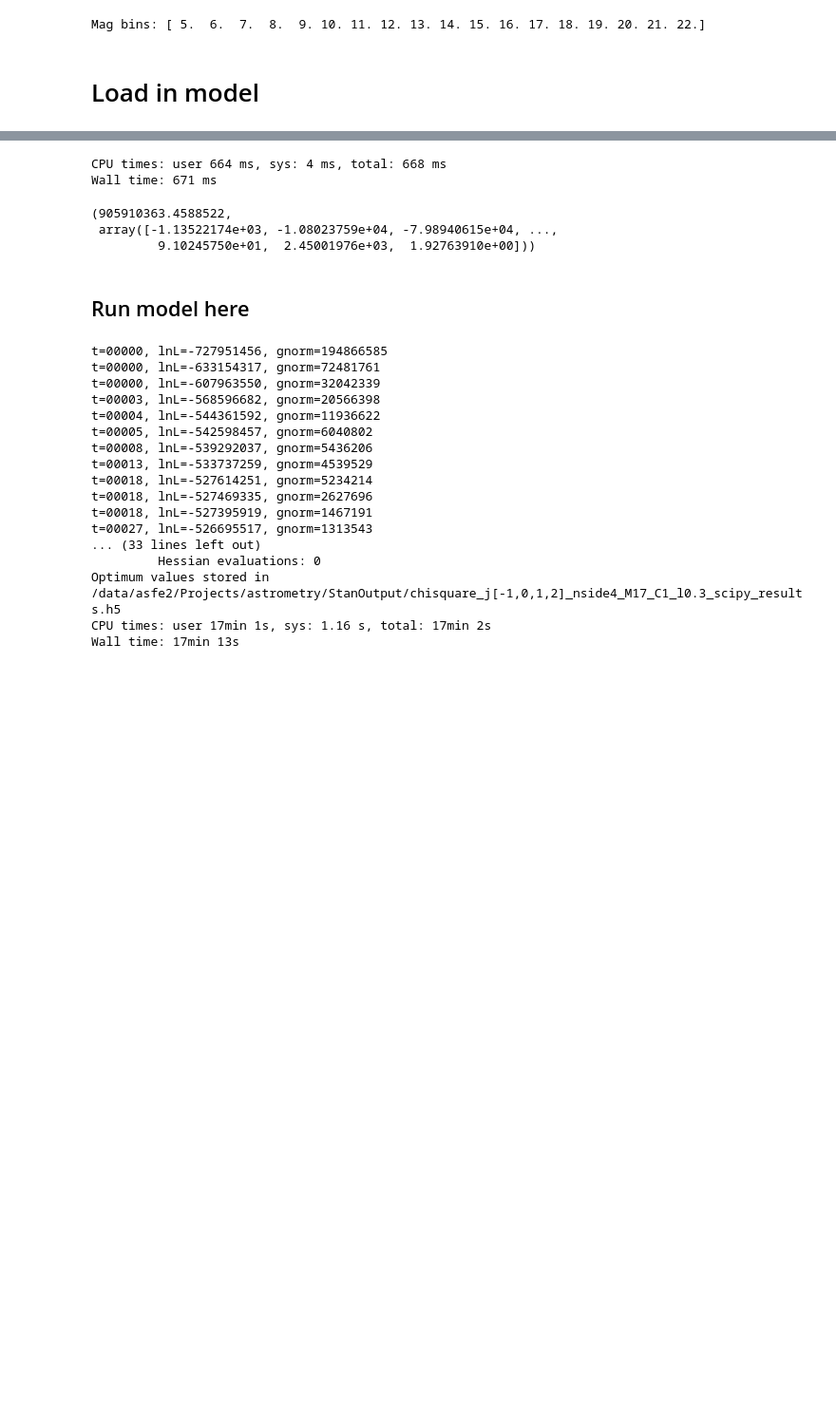
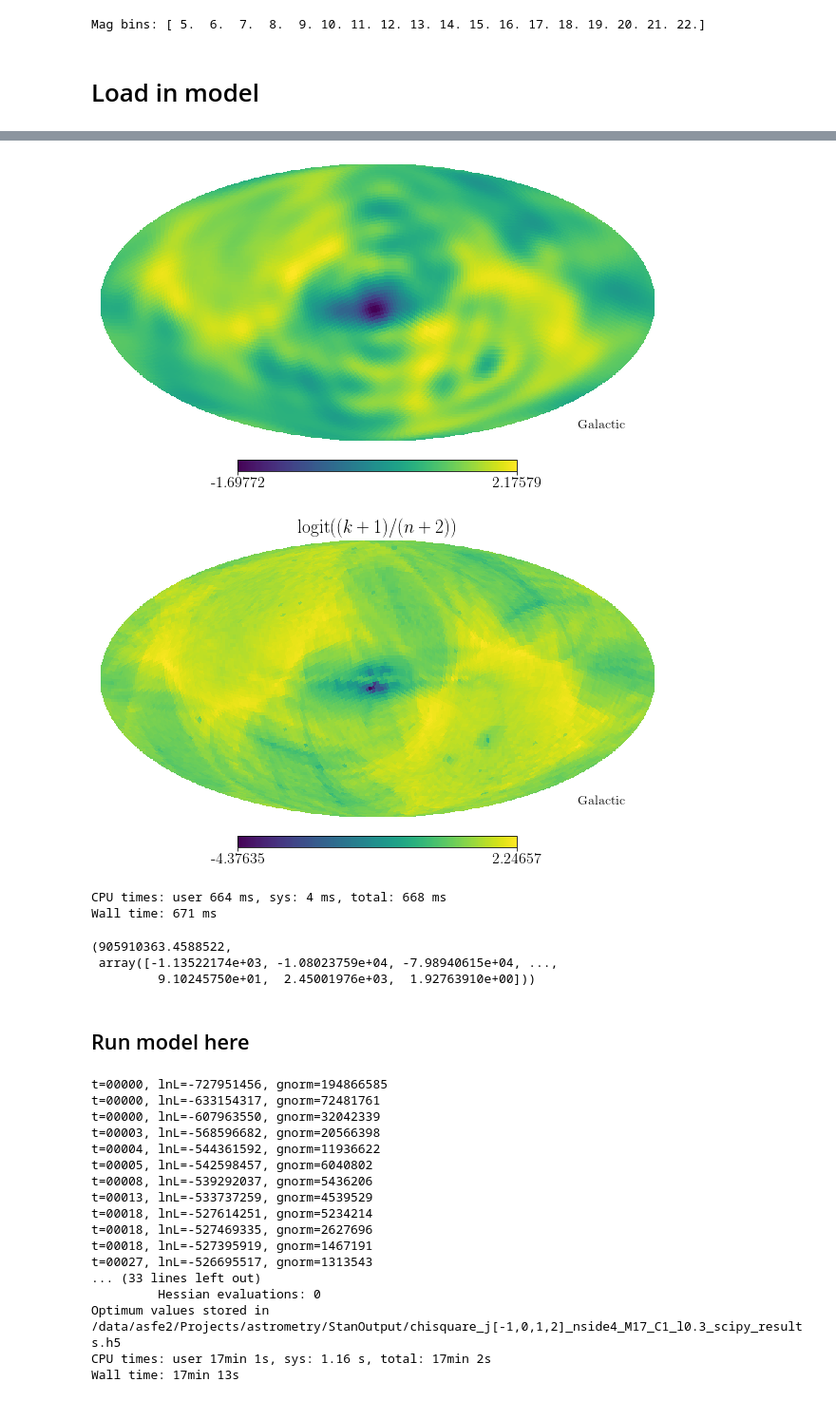
Before and after one commit to gaiaverse/astrometry, a Jupyter notebook: SelectionFunctionToolkit/TestingPython.ipynb, the cells around one changed output, grey strips where cells are left out. Shown at 95% size. Cells and saved outputs as stored; diff of their text form; code cells hidden in the pictures; blank space fills up the shorter version.

```diff
--- a/SelectionFunctionToolkit/TestingPython.ipynb
+++ b/SelectionFunctionToolkit/TestingPython.ipynb
@@ -129,0 +354,5 @@ plt.savefig('accidental_art.png', bbox_inches='tight', dpi=200)
+# %%
+with h5py.File('/data/asfe2/Projects/astrometry/StanOutput/chisquare_jmax3_nside32_M17_C1_l0.3_results.h5', 'r') as hf:
+        x_fit = hf['x'][...]
+        z_fit = hf['z'][...]
+        b_fit = hf['b'][...]
@@ -130,3 +363,15 @@ plt.savefig('accidental_art.png', bbox_inches='tight', dpi=200)
+# %%
+ii=15
+
+x_obs = logit((pychisel.k[ii,0]+1)/(pychisel.n[ii,0]+2))
+
+hp.mollview(x_fit[ii,0], nest=True, coord=['C','G'], title='')#, min=np.min(x_obs), max=np.max(x_obs))
+
+hp.mollview(x_obs, coord=['C','G'],
+            title=r'$\mathrm{logit}((k+1)/(n+2))$')
+# %% [output]
+[figure, added]
+[figure, added]
 # %%
 pychisel._generate_args()
 %time pychisel.evaluate_likelihood(z_test)
```
Also changed, not shown: parts of 38 cells of this notebook, 3 other files.
